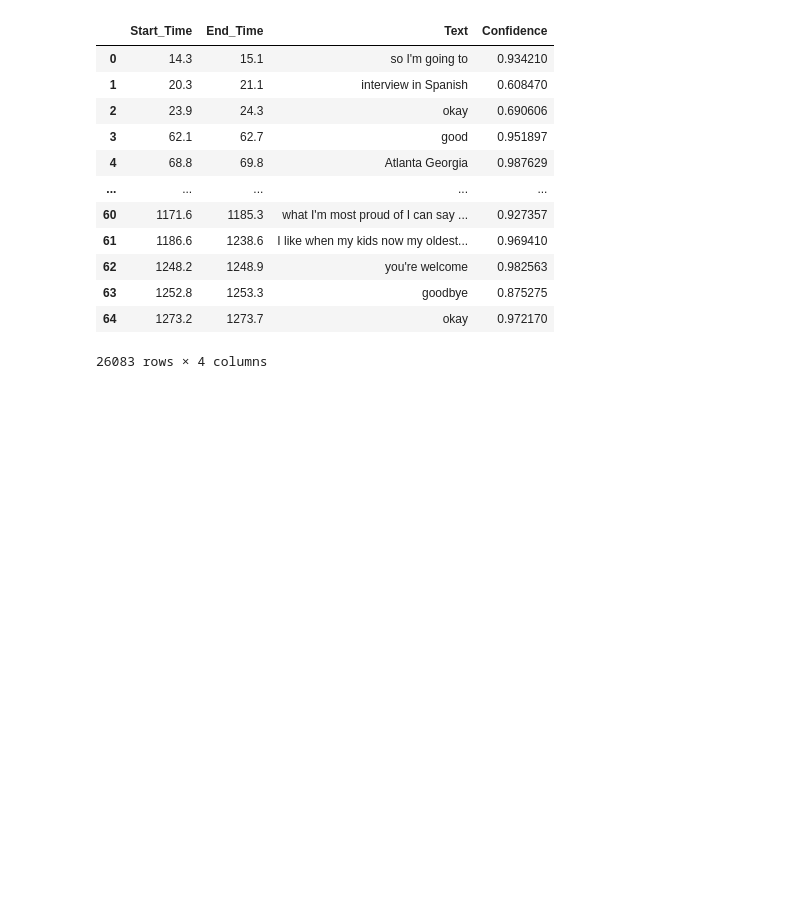
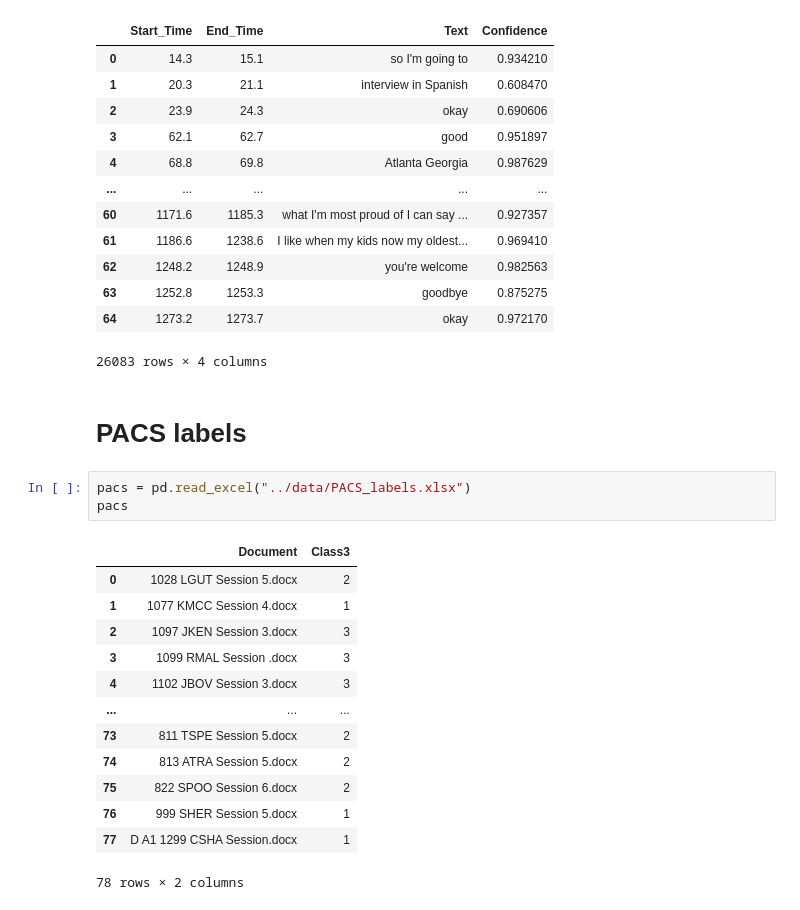
Before and after one commit to Fred-Bred/SDS-thesis, a Jupyter notebook: notebooks/exploration.ipynb, the cells around one changed output. Cells and saved outputs as stored; diff of their text form; blank space fills up the shorter version.

Commit message:
PACS labels

```diff
--- a/notebooks/exploration.ipynb
+++ b/notebooks/exploration.ipynb
@@ -154,3 +154,22 @@ daic
 | 63 | 1252.8 | 1253.3 | goodbye | 0.875275 |
 | 64 | 1273.2 | 1273.7 | okay | 0.972170 |
 26083 rows × 4 columns
+# %% [markdown]
+# PACS labels
+# %%
+pacs = pd.read_excel("../data/PACS_labels.xlsx")
+pacs
+# %% [output]
+|  | Document | Class3 |
+| 0 | 1028 LGUT Session 5.docx | 2 |
+| 1 | 1077 KMCC Session 4.docx | 1 |
+| 2 | 1097 JKEN Session 3.docx | 3 |
+| 3 | 1099 RMAL Session .docx | 3 |
+| 4 | 1102 JBOV Session 3.docx | 3 |
+| ... | ... | ... |
+| 73 | 811 TSPE Session 5.docx | 2 |
+| 74 | 813 ATRA Session 5.docx | 2 |
+| 75 | 822 SPOO Session 6.docx | 2 |
+| 76 | 999 SHER Session 5.docx | 1 |
+| 77 | D A1 1299 CSHA Session.docx | 1 |
+78 rows × 2 columns
```
Also changed, not shown: parts of 1 cell of this notebook.
